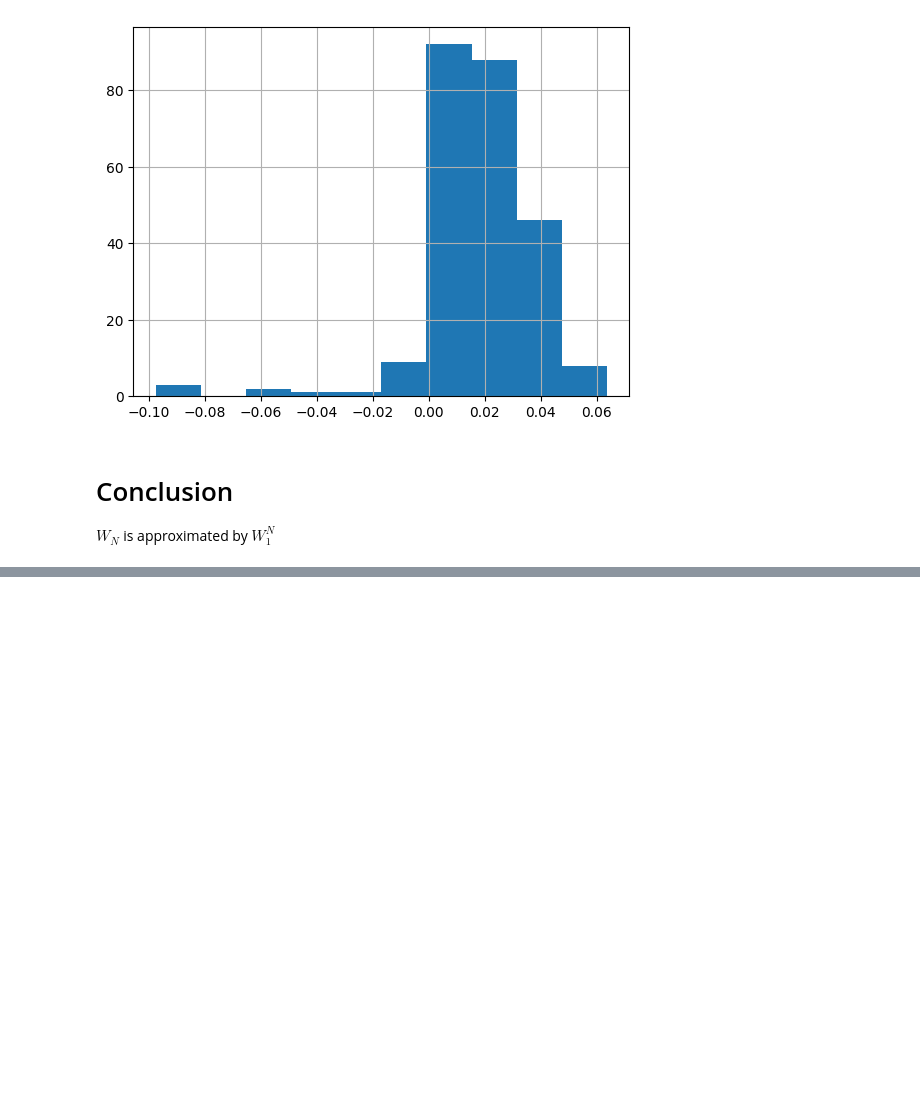
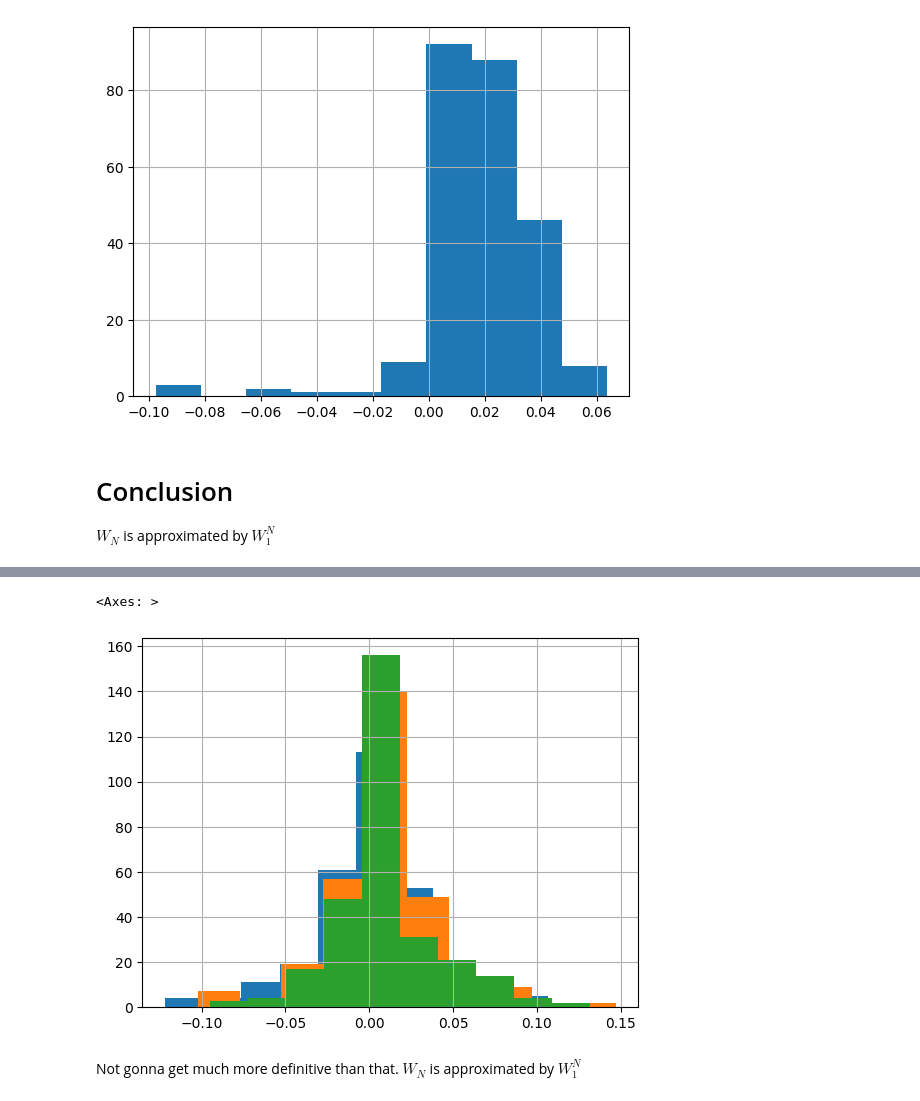
Before and after one commit to amarkules1/texas-holdem-notebooks, a Jupyter notebook: n_player_win_rates.ipynb, the cells around one changed output, grey strips where cells are left out. Drawn from its saved outputs; the diff is of its cells as text; code cells hidden in the pictures; blank space fills up the shorter version.

```diff
--- a/n_player_win_rates.ipynb
+++ b/n_player_win_rates.ipynb
@@ -168,0 +325,22 @@ $W_N$ is approximated by $W_1^N$
+# %%
+import pandas as pd
+
+df = pd.DataFrame(columns=['W_1', 'W_2'])
+
+for i in range(300):
+    deck = Deck()
+    deck.shuffle()
+    hand = [deck.draw(), deck.draw()]
+    community_cards = []
+    community_cards.append(deck.draw())
+    community_cards.append(deck.draw())
+    community_cards.append(deck.draw())
+    community_cards.append(deck.draw())
+    community_cards.append(deck.draw())
+
+    wins_1, losses_1, ties_1 = rank_hand(hand, community_cards)
+    w_1 = (wins_1 + (0.5 * ties_1)) / (wins_1 + losses_1 + ties_1)
+    w_2 = rank_hand_against_player_samples(hand, community_cards, sample_size=100)
+    w_3 = rank_hand_against_player_samples(hand, community_cards, sample_size=100, num_other_players = 3)
+    w_4 = rank_hand_against_player_samples(hand, community_cards, sample_size=100, num_other_players = 4)
+    df = pd.concat([df, pd.DataFrame({'W_1': [w_1], 'W_2': [w_2], 'W_3': [w_3], 'W_4': [w_4]})])
@@ -168,0 +358,13 @@ $W_N$ is approximated by $W_1^N$
+# %%
+df['error_2'] = df['W_1_sq'] - df['W_2']
+df['error_3'] = df['W_1_cu'] - df['W_3']
+df['error_4'] = df['W_1_qu'] - df['W_4']
+
+df['error_2'].hist()
+df['error_3'].hist()
+df['error_4'].hist()
+# %% [output]
+<Axes: >
+[figure, added]
+# %% [markdown]
+Not gonna get much more definitive than that. $W_N$ is approximated by $W_1^N$
```
Also changed, not shown: parts of 14 cells of this notebook.
